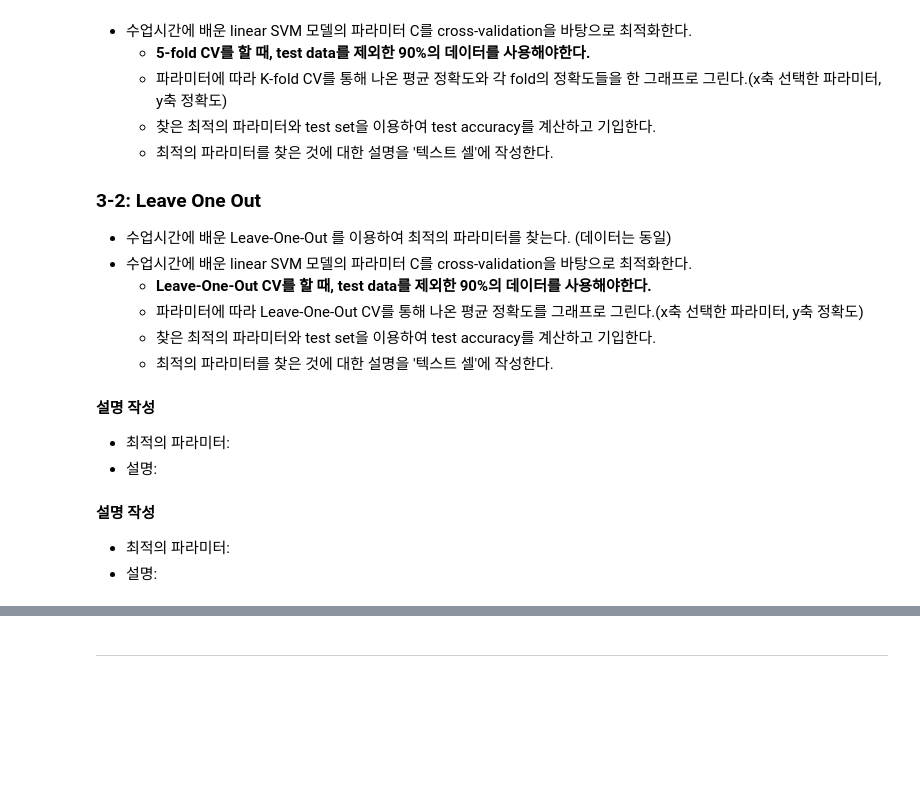
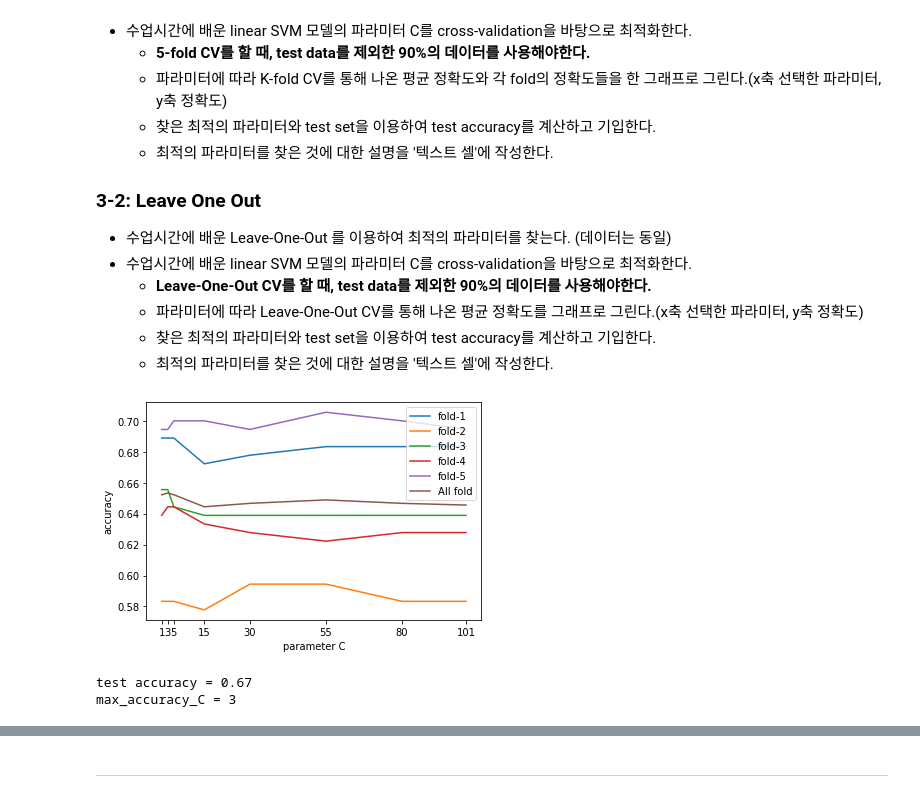
Before and after one commit to Wo-oJin/2022F-Ajou-ML, a Jupyter notebook: HW3/HW3.ipynb, the cells around one changed output, grey strips where cells are left out. Cells and saved outputs as stored; diff of their text form; code cells hidden in the pictures; blank space fills up the shorter version.

Commit message:
Add comments for each questions

```diff
--- a/HW3/HW3.ipynb
+++ b/HW3/HW3.ipynb
@@ -109,4 +226,0 @@ from sklearn.ensemble import RandomForestClassifier
-# %% [markdown]
-**설명 작성**
-- 최적의 파라미터:
-- 설명:
@@ -116,4 +227,59 @@ from sklearn.ensemble import RandomForestClassifier
-# %% [markdown]
-**설명 작성**
-- 최적의 파라미터:
-- 설명:
+# %%
+### 문제 3-1 ###
+### 코드 작성 ###
+from sklearn.svm import SVC
+from sklearn.model_selection import KFold
+X_train, X_test, y_train, y_test = train_test_split(X, y, test_size=0.1)
+C = [1, 3, 5, 15, 30, 55, 80, 101]
+
+c_accuracy = [[] for i in range(len(C)+1)] # 각 fold 마다 C값에 따른 validation accuracy를 저장
+each_fold_accuracy = [[] for i in range(len(C)+1)] # 각 fold의 validation accuracy를 저장
+fold_accuracy = [] # 각 fold의 C값에 따른 accuracy를 모두 더한 뒤 평균을 낸 후, 최종적으로 해당 training model의 accuracy를 저장
+
+kfold = KFold(n_splits = 5) # 5-fold
+cnt=0 # 루프에서 현재 몇번 째 fold인지 구분하기 위한 변수
+
+for train_idx, val_idx in kfold.split(X_train, y_train):
+  X_fold_train,X_fold_val = X_train.iloc[train_idx],X_train.iloc[val_idx]
+  y_fold_train,y_fold_val = y_train.iloc[train_idx],y_train.iloc[val_idx]
+
+  for i in range(len(C)):
+    svm = SVC(kernel = 'rbf', C = C[i])
+    svm.fit(X_fold_train, y_fold_train)
+
+    pred = svm.predict(X_fold_val)
+    accuracy = accuracy_score(y_fold_val,pred)
+
+    c_accuracy[i].append(accuracy) # C별로 구분되어 있는 리스트이므로, i번째(현재) fold의 c값에 accuracy를 저장 -> C별로 측정되는 평균 accuracy를 구하기 위함
+    each_fold_accuracy[cnt].append(accuracy) # fold 별로 accuracy를 저장하는 리스트이므로, 현재 fold의 accuracy를 저장 -> 각 fold의 accuaracy 그래프를 그리기 위함
+
+  cnt+=1 # 다음 fold로 넘어가므로 +1을 해줌
+
+for i in range(len(C)):
+  mean_accuracy = 0 # 전체 fold의 accuracy를 평균내기 위해 사용되는 변수
+
+  for k in range(0,5):
+    mean_accuracy += c_accuracy[i][k] # 각 fold의 특정 C값에서 도출되는 accuracy를 모두 더한다
+
+  fold_accuracy.append(mean_accuracy/5) # fold의 개수만큼 나눠줘서, 현재 model의 각 C별 accracy를 구해준다
+
+for i in range(0,5):
+  plt.plot(C, each_fold_accuracy[i], label = f"fold-{i+1}")
+
+plt.plot(C, fold_accuracy, label = "All fold") # 각 fold의 각 C값에서 도출된 accuracy의 평균이 저장되어있음
+plt.xlabel('parameter C')
+plt.ylabel('accuracy')
+plt.legend()
+plt.xticks(C)
+plt.show()
+
+svm = SVC(kernel = 'rbf', C = 3)
+svm.fit(X_train, y_train)
+accuracy = svm.score(X_test, y_test)
+
+print(f"test accuracy = {accuracy}")
+print(f"max_accuracy_C = {C[fold_accuracy.index(max(fold_accuracy))]}")
+# %% [output]
+[figure, added]
+test accuracy = 0.67
+max_accuracy_C = 3
```
Also changed, not shown: parts of 32 cells of this notebook.
